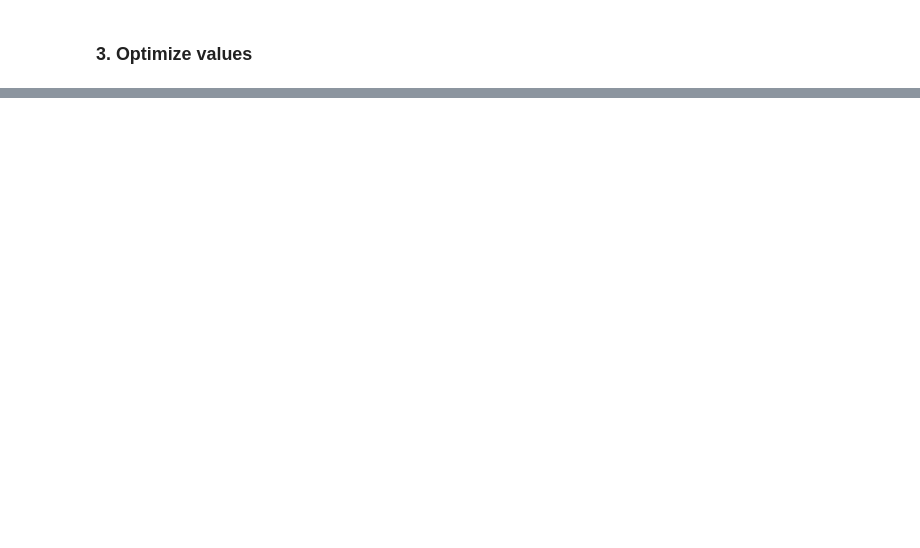
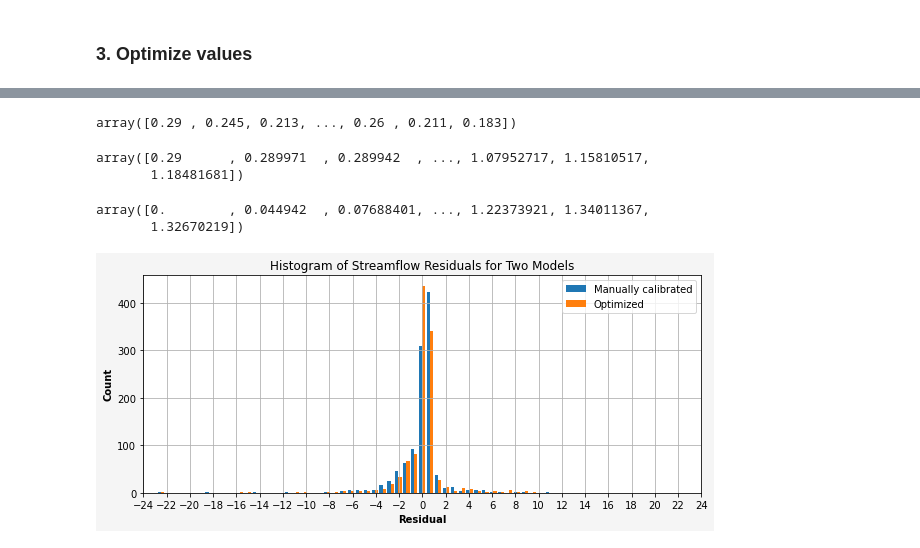
Before and after one commit to david-edu-morales/imp, a Jupyter notebook: imp04/imp04_morales.ipynb, the cells around one changed output, grey strips where cells are left out. Saved outputs shown, nothing was run; the diff lists cells and outputs as text; code cells hidden in the pictures; blank space fills up the shorter version.

```diff
--- a/imp04/imp04_morales.ipynb
+++ b/imp04/imp04_morales.ipynb
@@ -173,0 +502,42 @@ lrc.MainCatchModel(results, PPobs, PEobs, QQobs, NRes)
+# %%
+#==== Plot a histogram of the resdiuals by DSM and manually calibrated models =================
+ManCalPars = np.array([51,0.75,0.25,0.04,0.0002,0.56])                                  # make array of manually calibrated pars
+OptimizedPars = np.array([7.71075051e+01, 5.00000000e-01, 4.90068850e-02,               # make array of optimized pars
+                          1.87561126e-02, 1.00000000e-04, 5.76093034e-01])
+
+[QQsim_manual, AEsim_manual] = MainCatchModel(ManCalPars, PPobs, PEobs, QQobs, NRes)    # store QQsim data from manually calibrated pars
+[QQsim_optimized, AEsim] = MainCatchModel(OptimizedPars, PPobs, PEobs, QQobs, NRes)     # store QQsim data from optimized pars
+
+QQobs
+# %% [output]
+array([0.29 , 0.245, 0.213, ..., 0.26 , 0.211, 0.183])
+# %%
+QQsim_optimized
+# %% [output]
+array([0.29      , 0.289971  , 0.289942  , ..., 1.07952717, 1.15810517,
+       1.18481681])
+# %%
+QQres_manual    = QQsim_manual - QQobs
+QQres_optimized = QQsim_optimized - QQobs
+# %%
+QQres_manual
+# %% [output]
+array([0.        , 0.044942  , 0.07688401, ..., 1.22373921, 1.34011367,
+       1.32670219])
+# %%
+xticks = np.arange(-24,26,2)
+
+fig, ax = plt.subplots(figsize=(10,4))
+fig.set_facecolor('whitesmoke')
+plt.hist((QQres_manual,QQres_optimized), bins=50, label=('Manually calibrated','Optimized'))
+plt.ylabel('Count', fontweight='bold')
+plt.xlabel('Residual', fontweight='bold')
+plt.title('Histogram of Streamflow Residuals for Two Models')
+plt.xticks(xticks)
+plt.xlim(-24,24)
+plt.grid('--k')
+plt.legend()
+
+plt.show()
+# %% [output]
+[figure, added]
```
Also changed, not shown: parts of 13 cells of this notebook, 6 other files.
